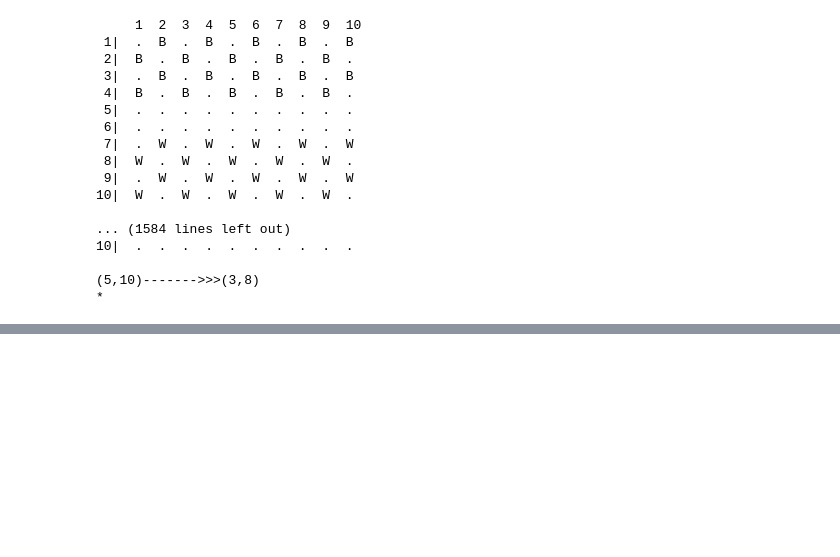
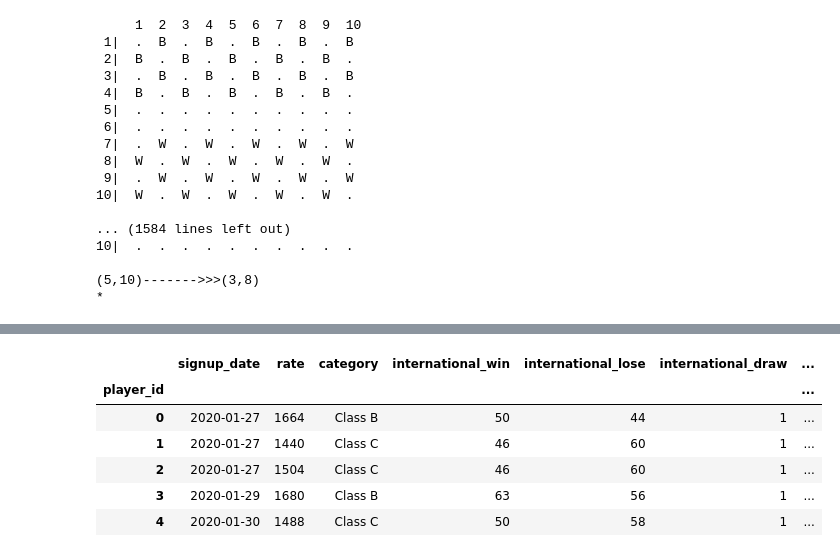
Before and after one commit to baraazain/checkers-server, a Jupyter notebook: main.ipynb, the cells around one changed output, grey strips where cells are left out. Saved outputs shown, nothing was run; the diff lists cells and outputs as text; code cells hidden in the pictures; blank space fills up the shorter version.

```diff
--- a/main.ipynb
+++ b/main.ipynb
@@ -239,0 +205,14 @@ print(len(mct.transation_table))
+# %%
+df['signup_date'] = pd.to_datetime(df['signup_date'])
+df['year'] = df['signup_date'].apply(lambda t: t.year)
+df['month'] = df['signup_date'].apply(lambda t: t.month)
+df['day'] = df['signup_date'].apply(lambda t: t.day)
+df.head()
+# %% [output]
+|  | signup_date | rate | category | international_win | international_lose | international_draw | ... |
+| player_id |  |  |  |  |  |  | ... |
+| 0 | 2020-01-27 | 1664 | Class B | 50 | 44 | 1 | ... |
+| 1 | 2020-01-27 | 1440 | Class C | 46 | 60 | 1 | ... |
+| 2 | 2020-01-27 | 1504 | Class C | 46 | 60 | 1 | ... |
+| 3 | 2020-01-29 | 1680 | Class B | 63 | 56 | 1 | ... |
+| 4 | 2020-01-30 | 1488 | Class C | 50 | 58 | 1 | ... |
```
Also changed, not shown: parts of 13 cells of this notebook, 8 other files.
